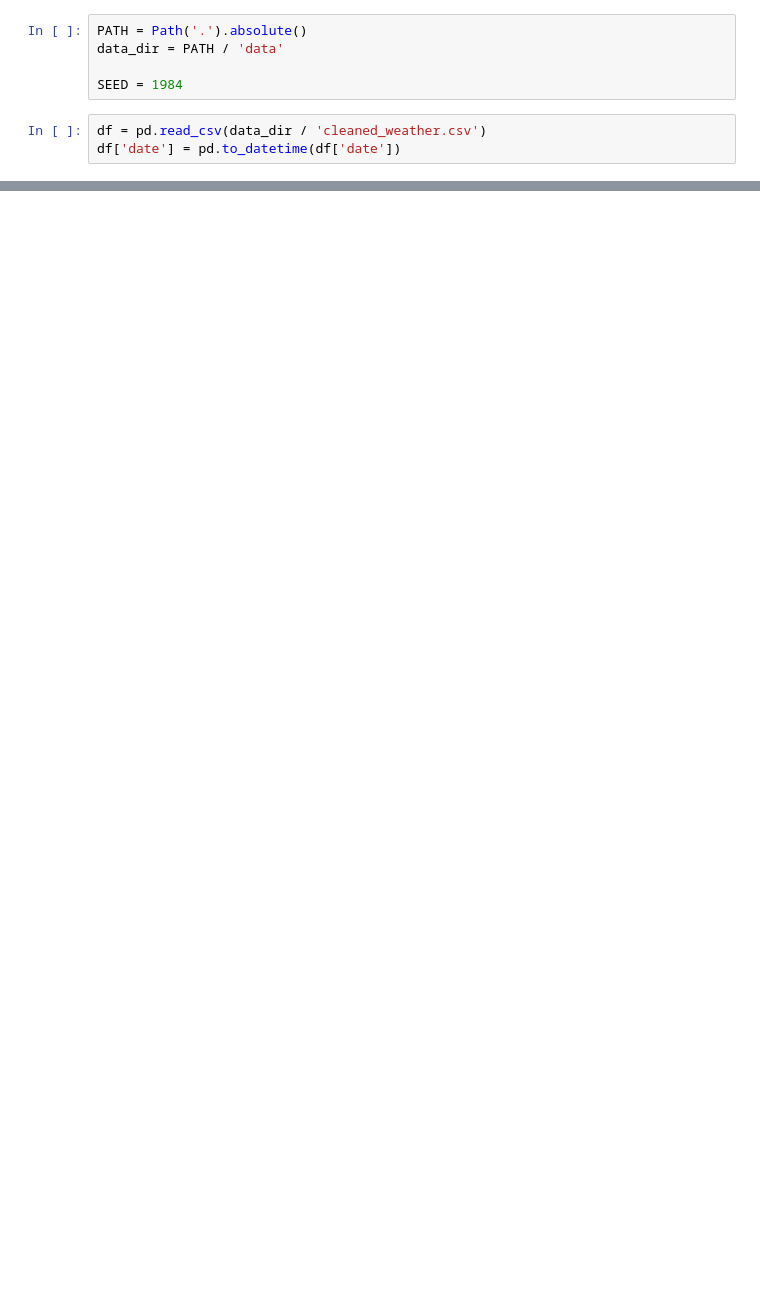
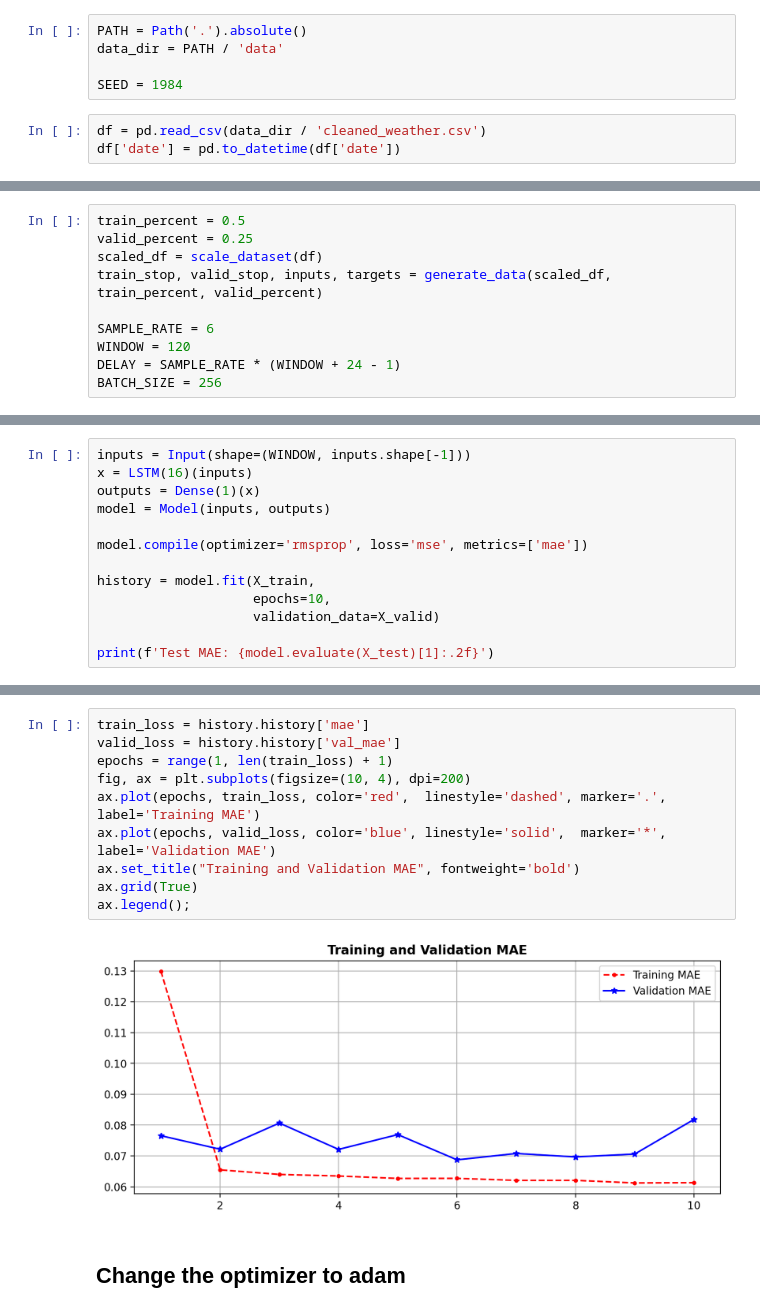
Before and after one commit to bsalisbury1/Projects, a Jupyter notebook: TimeSeriesForecasting/RNN.ipynb, the cells around one changed output, grey strips where cells are left out. Cells and saved outputs as stored; diff of their text form; blank space fills up the shorter version.

```diff
--- a/TimeSeriesForecasting/RNN.ipynb
+++ b/TimeSeriesForecasting/RNN.ipynb
@@ -145,0 +68,10 @@ valid_end = datetime(2020, 9, 30, hour=23, minute=50)
+# %%
+train_percent = 0.5
+valid_percent = 0.25
+scaled_df = scale_dataset(df)
+train_stop, valid_stop, inputs, targets = generate_data(scaled_df, train_percent, valid_percent)
+
+SAMPLE_RATE = 6
+WINDOW = 120
+DELAY = SAMPLE_RATE * (WINDOW + 24 - 1)
+BATCH_SIZE = 256
@@ -145,0 +119,13 @@ valid_end = datetime(2020, 9, 30, hour=23, minute=50)
+# %%
+inputs = Input(shape=(WINDOW, inputs.shape[-1]))
+x = LSTM(16)(inputs)
+outputs = Dense(1)(x)
+model = Model(inputs, outputs)
+
+model.compile(optimizer='rmsprop', loss='mse', metrics=['mae'])
+
+history = model.fit(X_train,
+                    epochs=10,
+                    validation_data=X_valid)
+
+print(f'Test MAE: {model.evaluate(X_test)[1]:.2f}')
@@ -145,0 +150,14 @@ valid_end = datetime(2020, 9, 30, hour=23, minute=50)
+# %%
+train_loss = history.history['mae']
+valid_loss = history.history['val_mae']
+epochs = range(1, len(train_loss) + 1)
+fig, ax = plt.subplots(figsize=(10, 4), dpi=200)
+ax.plot(epochs, train_loss, color='red',  linestyle='dashed', marker='.', label='Training MAE')
+ax.plot(epochs, valid_loss, color='blue', linestyle='solid',  marker='*', label='Validation MAE')
+ax.set_title("Training and Validation MAE", fontweight='bold')
+ax.grid(True)
+ax.legend();
+# %% [output]
+[figure, added]
+# %% [markdown]
+## Change the optimizer to adam
```
Also changed, not shown: parts of 18 cells of this notebook.
